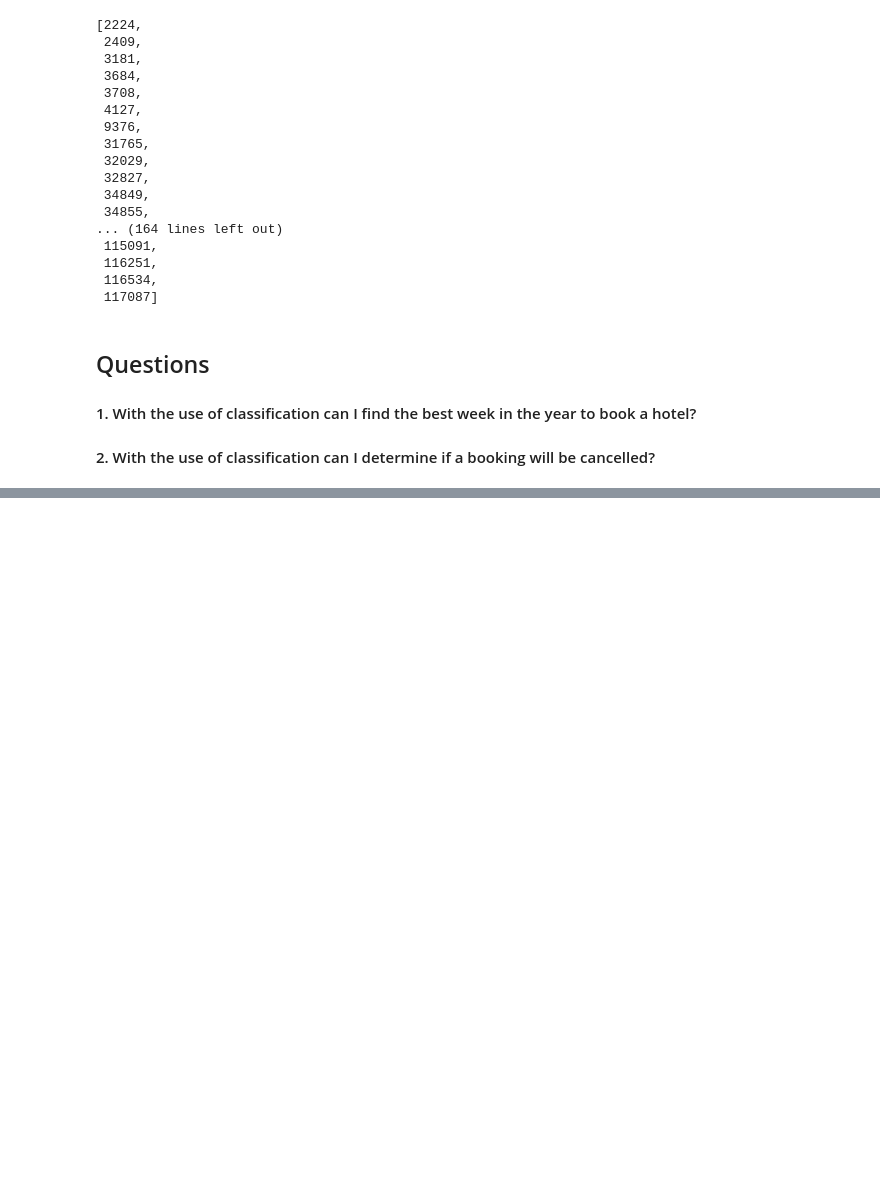
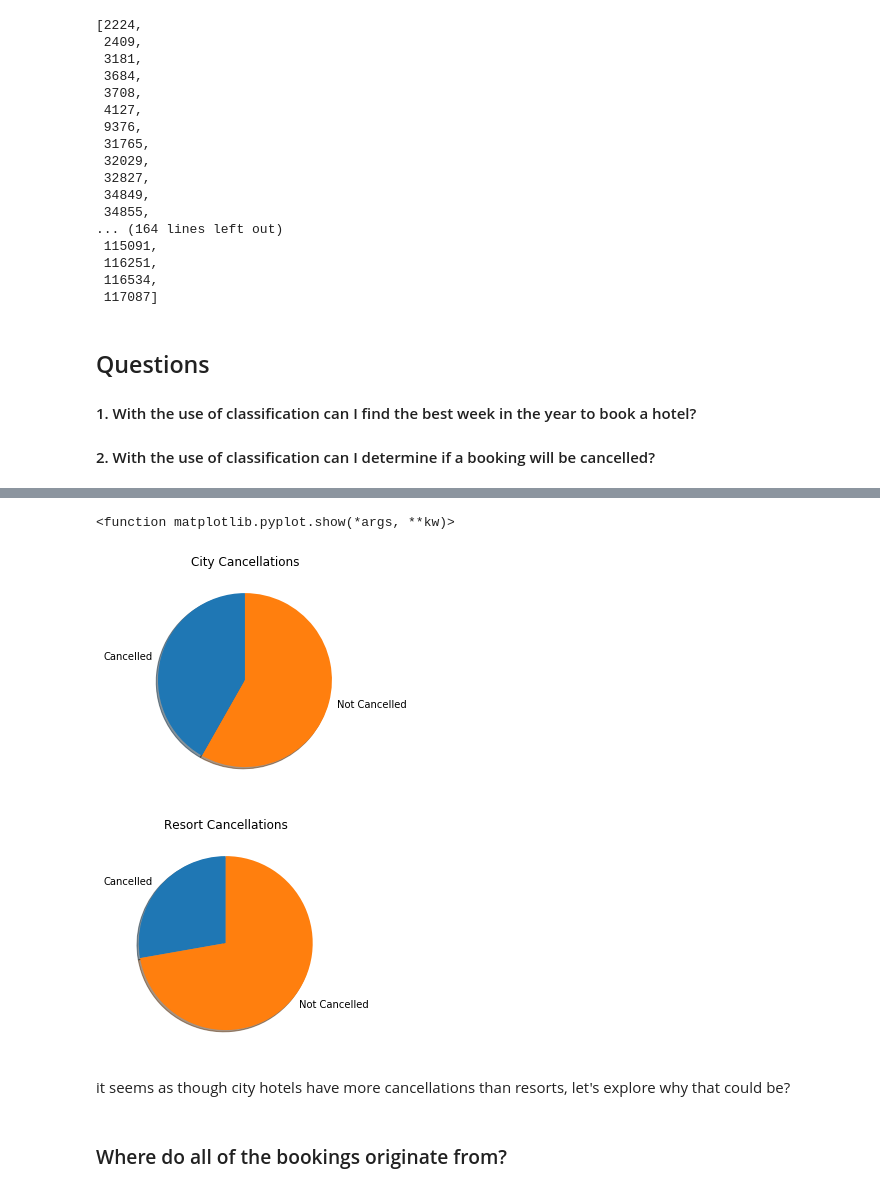
Before and after one commit to actuallypav/Hotel-Bookings-ML, a Jupyter notebook: HotelBookings.ipynb, the cells around one changed output, grey strips where cells are left out. Cells and saved outputs as stored; diff of their text form; code cells hidden in the pictures; blank space fills up the shorter version.

```diff
--- a/HotelBookings.ipynb
+++ b/HotelBookings.ipynb
@@ -87,0 +144,28 @@ city = hotelBookings.loc[(hotelBookings['hotel'] == 'City Hotel')]
+# %%
+resortCancellations = len(resort[resort['is_canceled'] == 1])
+resortNotCancellations =  len(resort[resort['is_canceled'] == 0])
+cityCancellations =  len(city[city['is_canceled'] == 1])
+cityNotCancellations = len(city[city['is_canceled'] == 0])
+# %%
+cityLabels = 'Cancelled', 'Not Cancelled'
+resortLabels = 'Cancelled', 'Not Cancelled'
+citySizes = [cityCancellations,cityNotCancellations]
+resortSizes = [resortCancellations, resortNotCancellations]
+
+#the 2 different piecharts
+fig1, ax1 = plt.subplots()
+ax1.pie(citySizes, labels=cityLabels, shadow=True, startangle = 90)
+ax1.set(aspect ="equal", title = 'City Cancellations')
+
+fig2, ax2 = plt.subplots()
+ax2.pie(resortSizes, labels=resortLabels, shadow=True, startangle = 90)
+ax2.set(aspect ="equal", title = 'Resort Cancellations')
+plt.show
+# %% [output]
+<function matplotlib.pyplot.show(*args, **kw)>
+[figure, added]
+[figure, added]
+# %% [markdown]
+it seems as though city hotels have more cancellations than resorts, let's explore why that could be?
+# %% [markdown]
+### Where do all of the bookings originate from?
```
Also changed, not shown: parts of 11 cells of this notebook, 1 other file.
